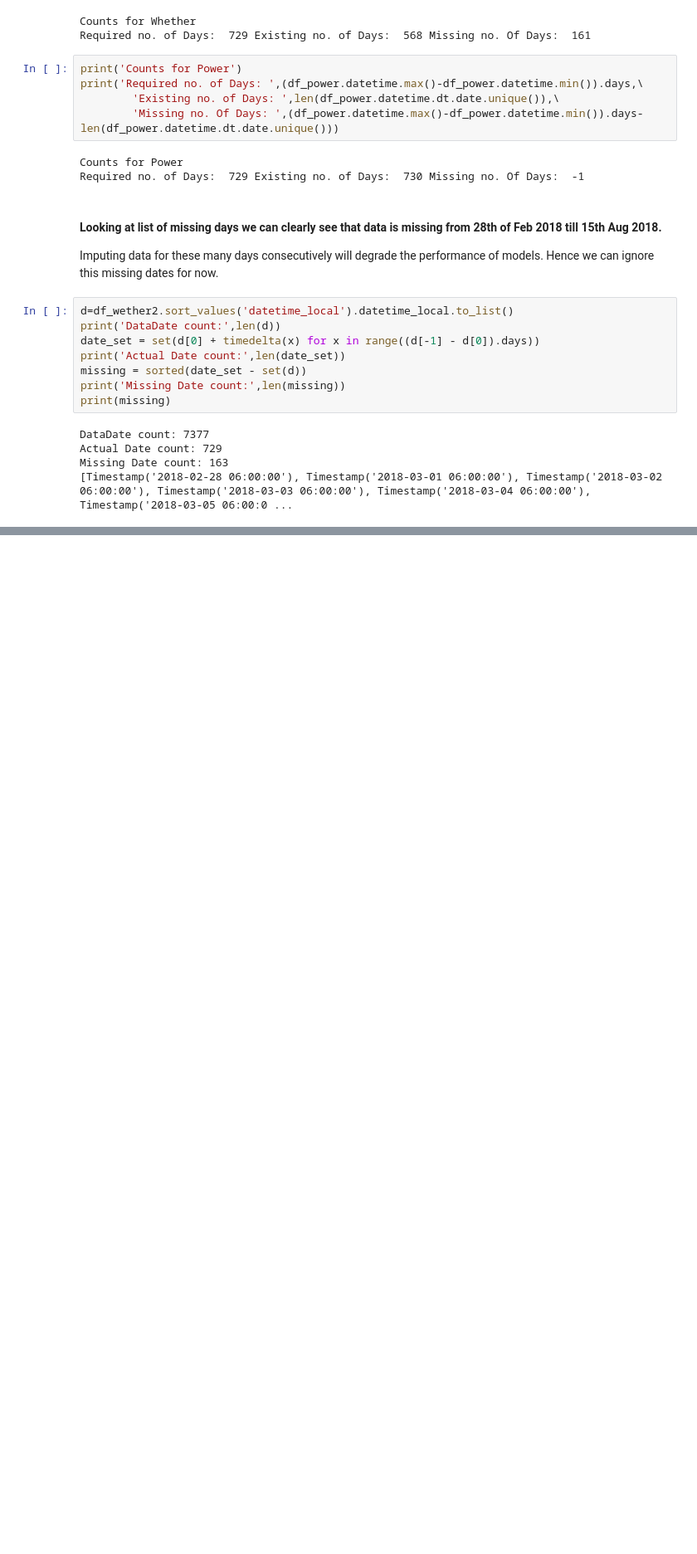
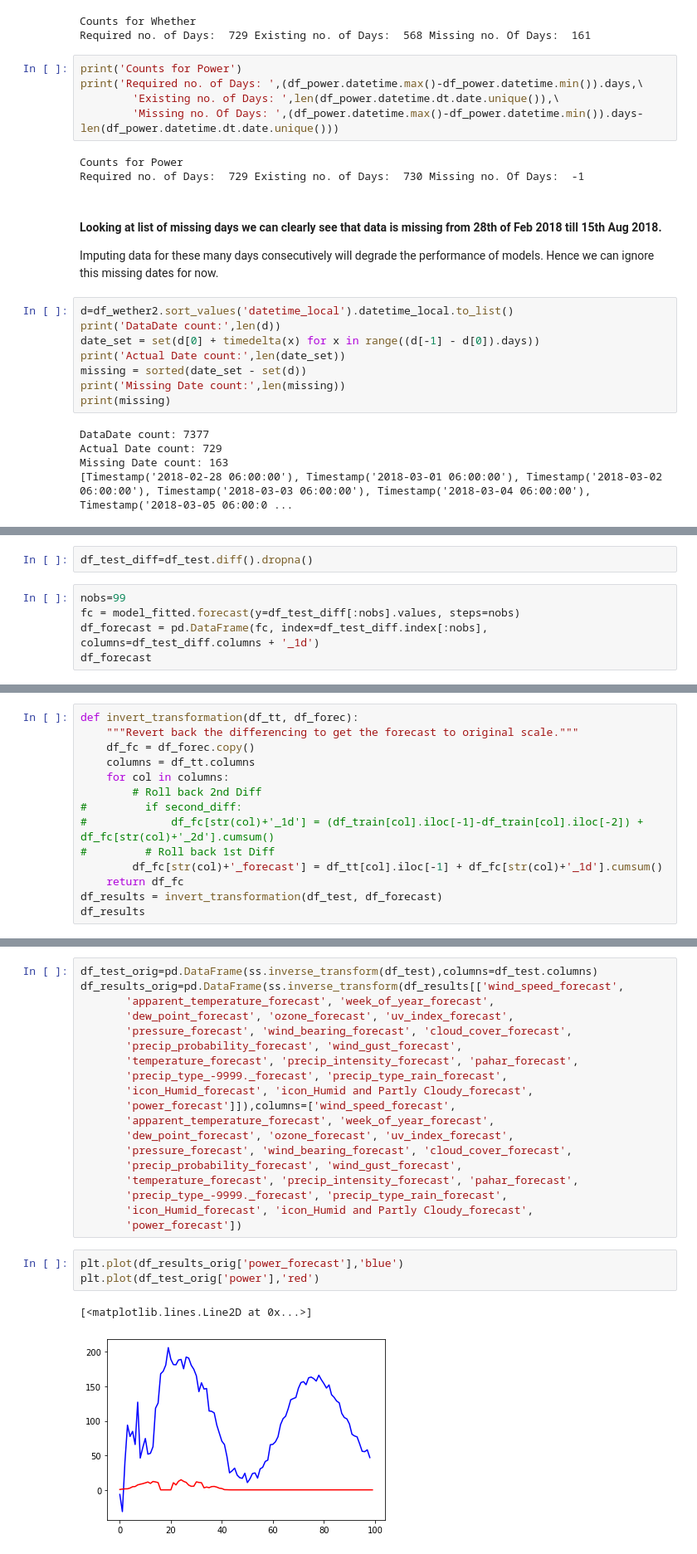
Before and after one commit to pandeylekhu/SolarPowerPrediction, a Jupyter notebook: Untitled.ipynb, the cells around one changed output, grey strips where cells are left out. Shown at 83% size. Drawn from its saved outputs; the diff is of its cells as text; blank space fills up the shorter version.

```diff
--- a/Untitled.ipynb
+++ b/Untitled.ipynb
@@ -243,0 +576,7 @@ grangers_causation_matrix(df_input, variables = df_input.columns)
+# %%
+df_test_diff=df_test.diff().dropna()
+# %%
+nobs=99
+fc = model_fitted.forecast(y=df_test_diff[:nobs].values, steps=nobs)
+df_forecast = pd.DataFrame(fc, index=df_test_diff.index[:nobs], columns=df_test_diff.columns + '_1d')
+df_forecast
@@ -243,0 +598,14 @@ grangers_causation_matrix(df_input, variables = df_input.columns)
+# %%
+def invert_transformation(df_tt, df_forec):
+    """Revert back the differencing to get the forecast to original scale."""
+    df_fc = df_forec.copy()
+    columns = df_tt.columns
+    for col in columns:
+        # Roll back 2nd Diff
+#         if second_diff:
+#             df_fc[str(col)+'_1d'] = (df_train[col].iloc[-1]-df_train[col].iloc[-2]) + df_fc[str(col)+'_2d'].cumsum()
+#         # Roll back 1st Diff
+        df_fc[str(col)+'_forecast'] = df_tt[col].iloc[-1] + df_fc[str(col)+'_1d'].cumsum()
+    return df_fc
+df_results = invert_transformation(df_test, df_forecast)
+df_results
@@ -243,0 +636,25 @@ grangers_causation_matrix(df_input, variables = df_input.columns)
+# %%
+df_test_orig=pd.DataFrame(ss.inverse_transform(df_test),columns=df_test.columns)
+df_results_orig=pd.DataFrame(ss.inverse_transform(df_results[['wind_speed_forecast',
+       'apparent_temperature_forecast', 'week_of_year_forecast',
+       'dew_point_forecast', 'ozone_forecast', 'uv_index_forecast',
+       'pressure_forecast', 'wind_bearing_forecast', 'cloud_cover_forecast',
+       'precip_probability_forecast', 'wind_gust_forecast',
+       'temperature_forecast', 'precip_intensity_forecast', 'pahar_forecast',
+       'precip_type_-9999._forecast', 'precip_type_rain_forecast',
+       'icon_Humid_forecast', 'icon_Humid and Partly Cloudy_forecast',
+       'power_forecast']]),columns=['wind_speed_forecast',
+       'apparent_temperature_forecast', 'week_of_year_forecast',
+       'dew_point_forecast', 'ozone_forecast', 'uv_index_forecast',
+       'pressure_forecast', 'wind_bearing_forecast', 'cloud_cover_forecast',
+       'precip_probability_forecast', 'wind_gust_forecast',
+       'temperature_forecast', 'precip_intensity_forecast', 'pahar_forecast',
+       'precip_type_-9999._forecast', 'precip_type_rain_forecast',
+       'icon_Humid_forecast', 'icon_Humid and Partly Cloudy_forecast',
+       'power_forecast'])
+# %%
+plt.plot(df_results_orig['power_forecast'],'blue')
+plt.plot(df_test_orig['power'],'red')
+# %% [output]
+[<matplotlib.lines.Line2D at 0x...>]
+[figure, added]
```
Also changed, not shown: parts of 27 cells of this notebook, 2 other files.
